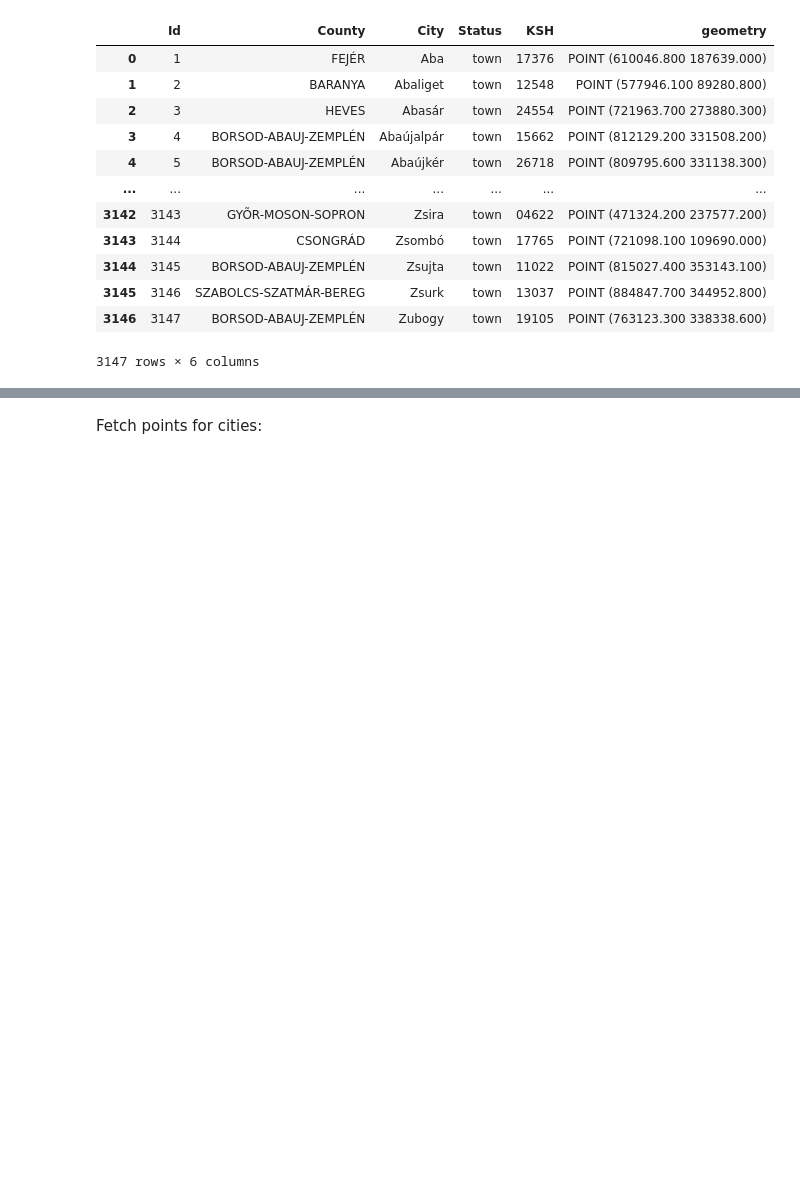
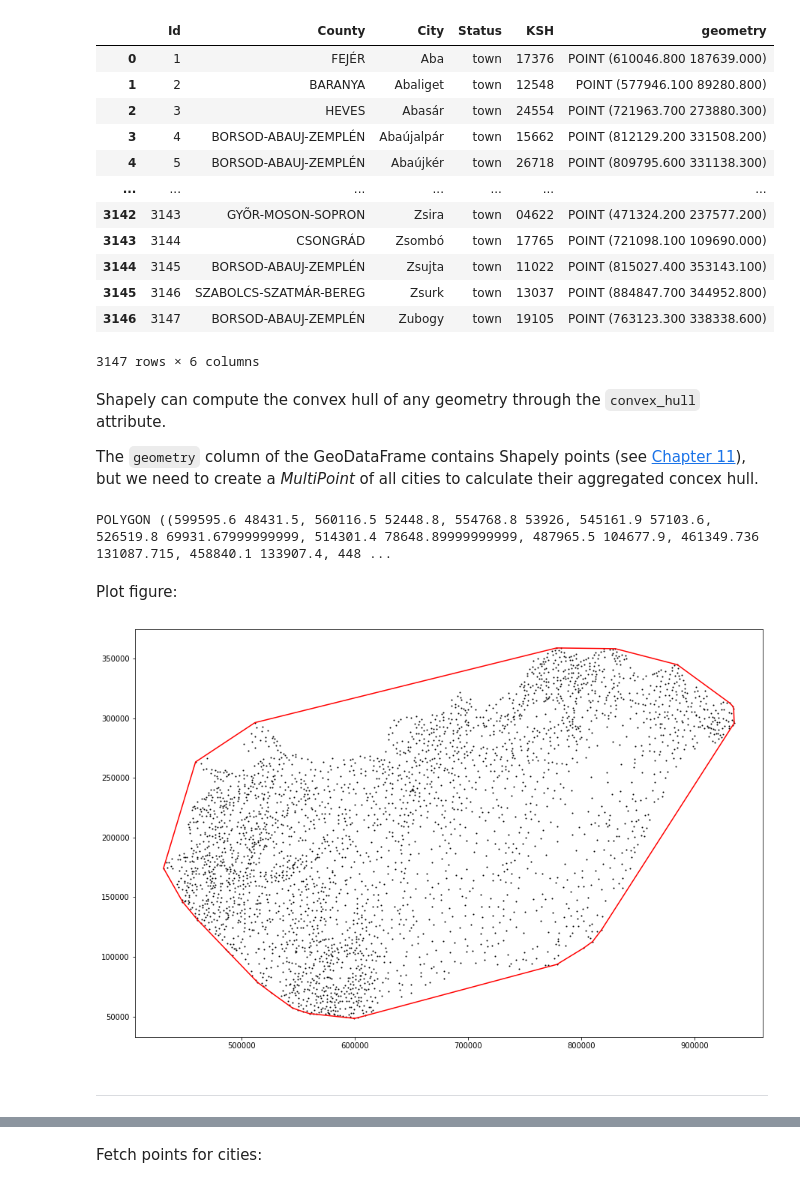
Before and after one commit to mcserep/spatial-algorithms, a Jupyter notebook: book/17_convexhull.ipynb, the cells around one changed output, grey strips where cells are left out. Saved outputs shown, nothing was run; the diff lists cells and outputs as text; code cells hidden in the pictures; blank space fills up the shorter version.

```diff
--- a/book/17_convexhull.ipynb
+++ b/book/17_convexhull.ipynb
@@ -138,3 +116,38 @@ display(cities_gdf)
 | 3145 | 3146 | SZABOLCS-SZATMÁR-BEREG | Zsurk | town | 13037 | POINT (884847.700 344952.800) |
 | 3146 | 3147 | BORSOD-ABAUJ-ZEMPLÉN | Zubogy | town | 19105 | POINT (763123.300 338338.600) |
 3147 rows × 6 columns
+# %% [markdown]
+Shapely can compute the convex hull of any geometry through the `convex_hull` attribute.
+
+The `geometry` column of the GeoDataFrame contains Shapely points (see [Chapter 11](11_spatial_vector.ipynb)), but we need to create a *MultiPoint* of all cities to calculate their aggregated concex hull.
+# %%
+from shapely import geometry
+
+multipoint = geometry.MultiPoint(cities_gdf.geometry)
+hull = multipoint.convex_hull
+print(hull)
+# %% [output]
+POLYGON ((599595.6 48431.5, 560116.5 52448.8, 554768.8 53926, 545161.9 57103.6, 526519.8 69931.67999999999, 514301.4 78648.89999999999, 487965.5 104677.9, 461349.736 131087.715, 458840.1 133907.4, 448 ...
+# %% [markdown]
+Plot figure:
+# %%
+import matplotlib.pyplot as plt
+%matplotlib inline
+
+plt.figure(figsize=[15, 10])
+
+# Add all points to plot
+for point in cities_gdf.geometry:
+    plt.plot(point.x, point.y, color='black', marker='o', markersize=1)
+
+# Fetch the list of X and Y coordinates of the convex hull
+line_x, line_y = hull.exterior.xy
+# Plot linestring
+plt.plot(line_x, line_y, color='red')
+
+# Display plot
+plt.show()
+# %% [output]
+[figure, added]
+# %% [markdown]
+---
```
Also changed, not shown: parts of 5 cells of this notebook, 27 other files.
